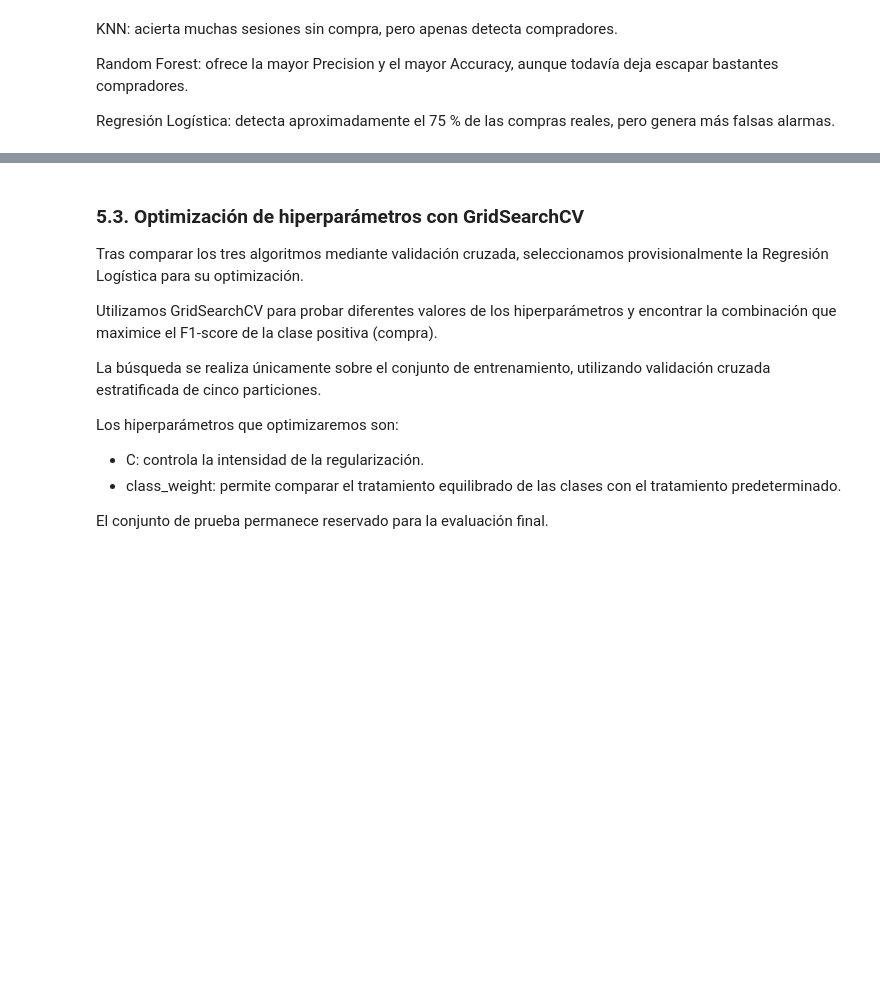
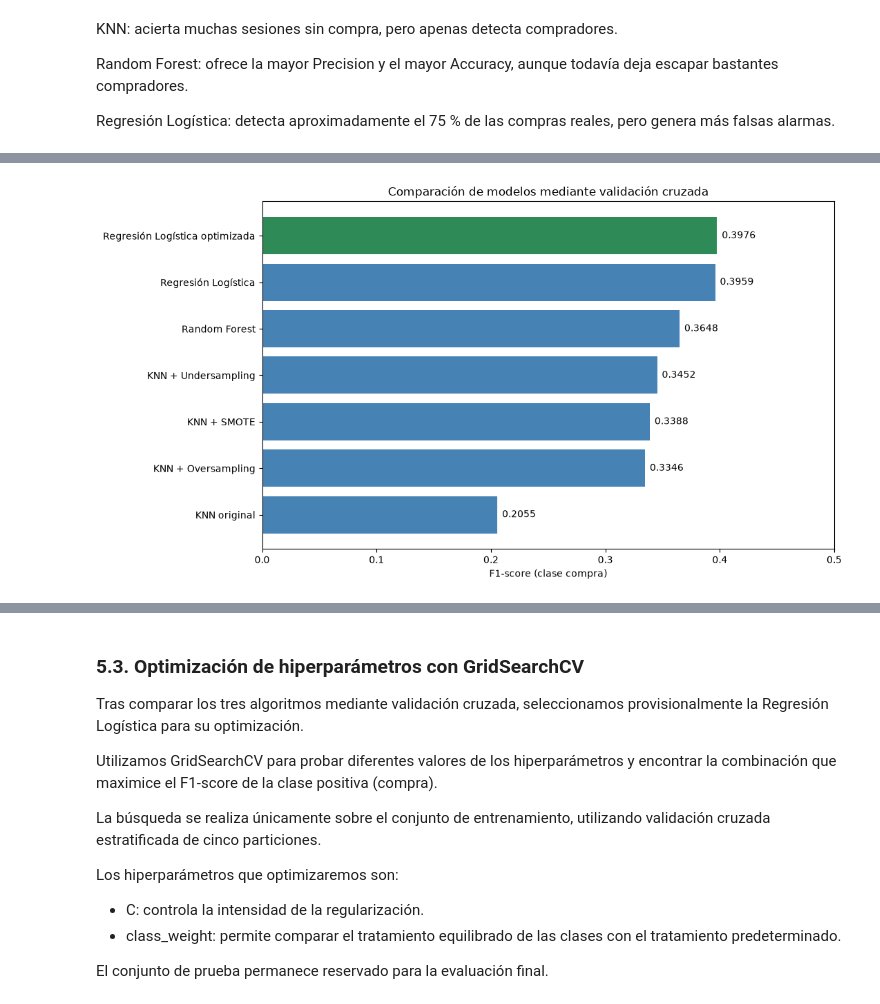
Before and after one commit to beafernandez22/proyecto_lo_compraran_ml, a Jupyter notebook: proyecto_lo_compraran_ml.ipynb, the cells around one changed output, grey strips where cells are left out. Cells and saved outputs as stored; diff of their text form; code cells hidden in the pictures; blank space fills up the shorter version.

```diff
--- a/proyecto_lo_compraran_ml.ipynb
+++ b/proyecto_lo_compraran_ml.ipynb
@@ -332,0 +407,9 @@ Modelo KNN entrenado correctamente
+# %%
+# Selección de variables: eliminar BounceRates
+# Conservamos ExitRates por su mayor asociación con Revenue
+
+X_train_seleccion = X_train_knn.drop(columns=["BounceRates"])
+X_test_seleccion = X_test_knn.drop(columns=["BounceRates"])
+
+print("Variables originales:", X_train_knn.shape[1])
+print("Variables seleccionadas:", X_train_seleccion.shape[1])
@@ -710,0 +1064,28 @@ Regresión Logística: detecta aproximadamente el 75 % de las compras reales, pe
+# %%
+import matplotlib.pyplot as plt
+
+plt.figure(figsize=(11, 6))
+
+colores = [
+    "seagreen" if modelo == "Regresión Logística optimizada"
+    else "steelblue"
+    for modelo in comparacion_general["Modelo"]
+]
+
+barras = plt.barh(
+    comparacion_general["Modelo"],
+    comparacion_general["F1"],
+    color=colores
+)
+
+plt.bar_label(barras, fmt="%.4f", padding=5)
+
+plt.xlabel("F1-score (clase compra)")
+plt.title("Comparación de modelos mediante validación cruzada")
+plt.xlim(0, 0.5)
+
+plt.gca().invert_yaxis()
+plt.tight_layout()
+plt.show()
+# %% [output]
+[figure, added]
```
Also changed, not shown: parts of 20 cells of this notebook.
